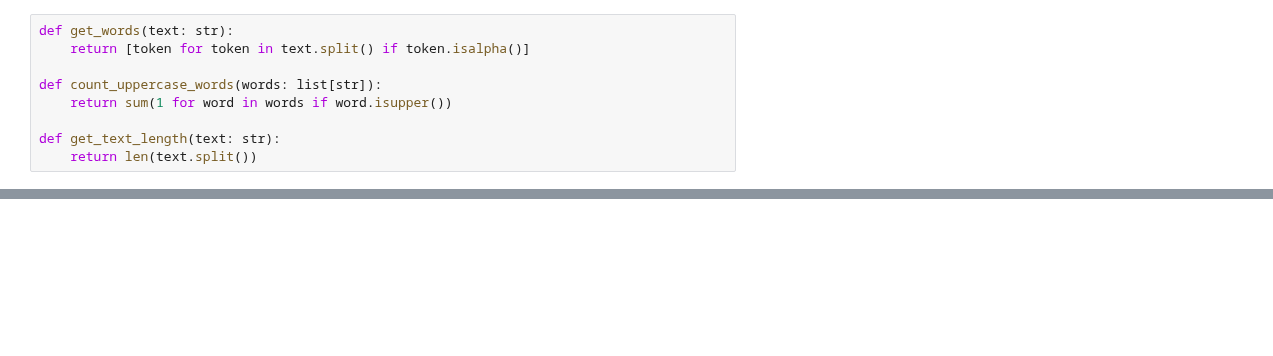
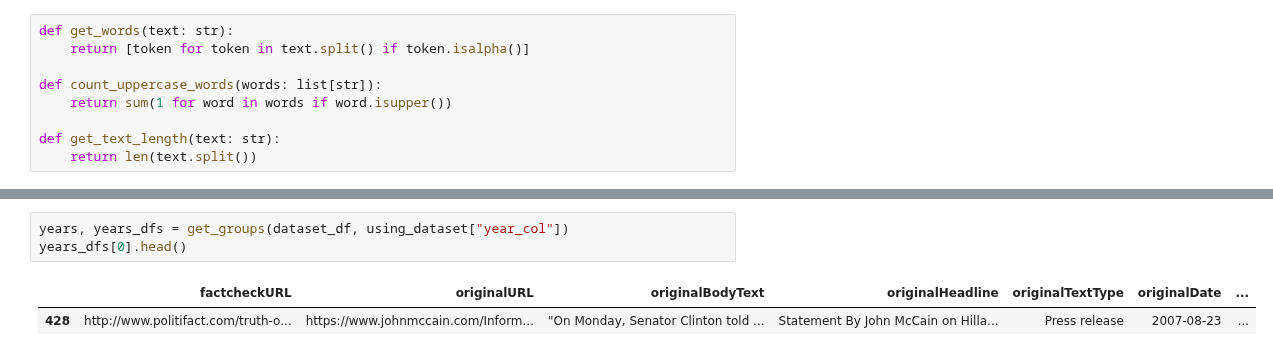
Before and after one commit to sfu-discourse-lab/fake_news_over_time, a Jupyter notebook: all_caps.ipynb, the cells around one changed output, grey strips where cells are left out. Saved outputs shown, nothing was run; the diff lists cells and outputs as text; blank space fills up the shorter version.

```diff
--- a/all_caps.ipynb
+++ b/all_caps.ipynb
@@ -61,0 +76,6 @@ all_caps_df
+# %%
+years, years_dfs = get_groups(dataset_df, using_dataset["year_col"])
+years_dfs[0].head()
+# %% [output]
+|  | factcheckURL | originalURL | originalBodyText | originalHeadline | originalTextType | originalDate | ... |
+| 428 | http://www.politifact.com/truth-o... | https://www.johnmccain.com/Inform... | "On Monday, Senator Clinton told ... | Statement By John McCain on Hilla... | Press release | 2007-08-23 | ... |
```
Also changed, not shown: parts of 13 cells of this notebook, 54 other files.
